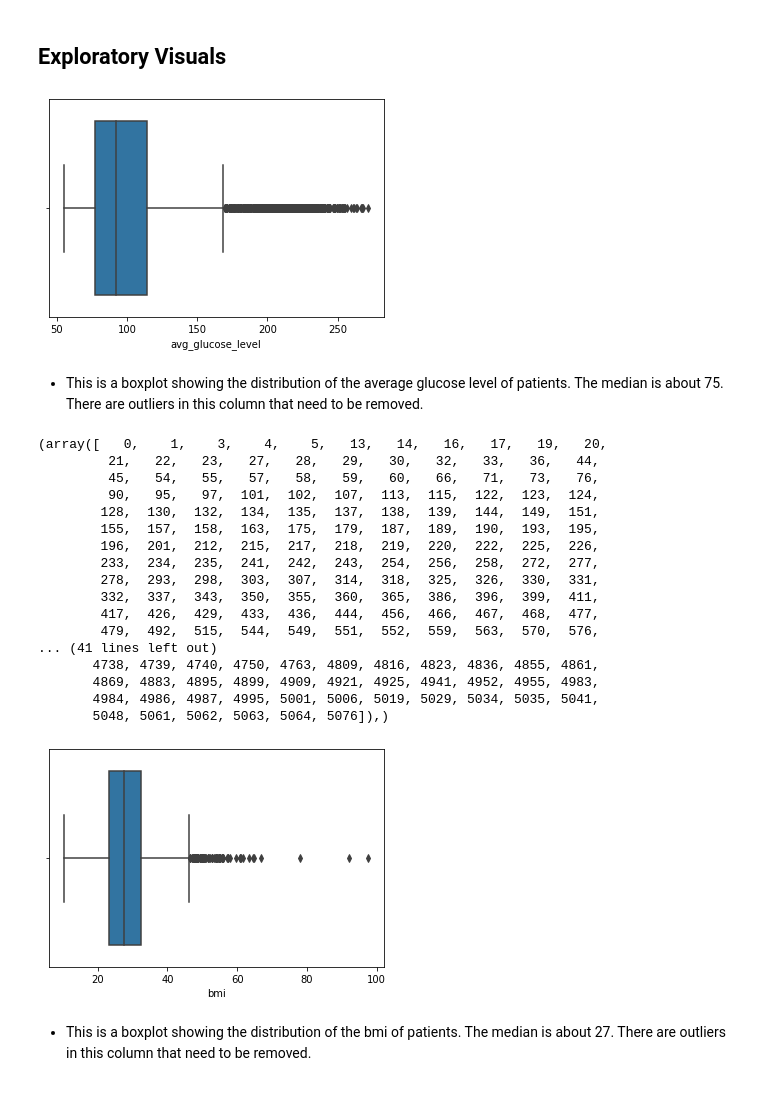
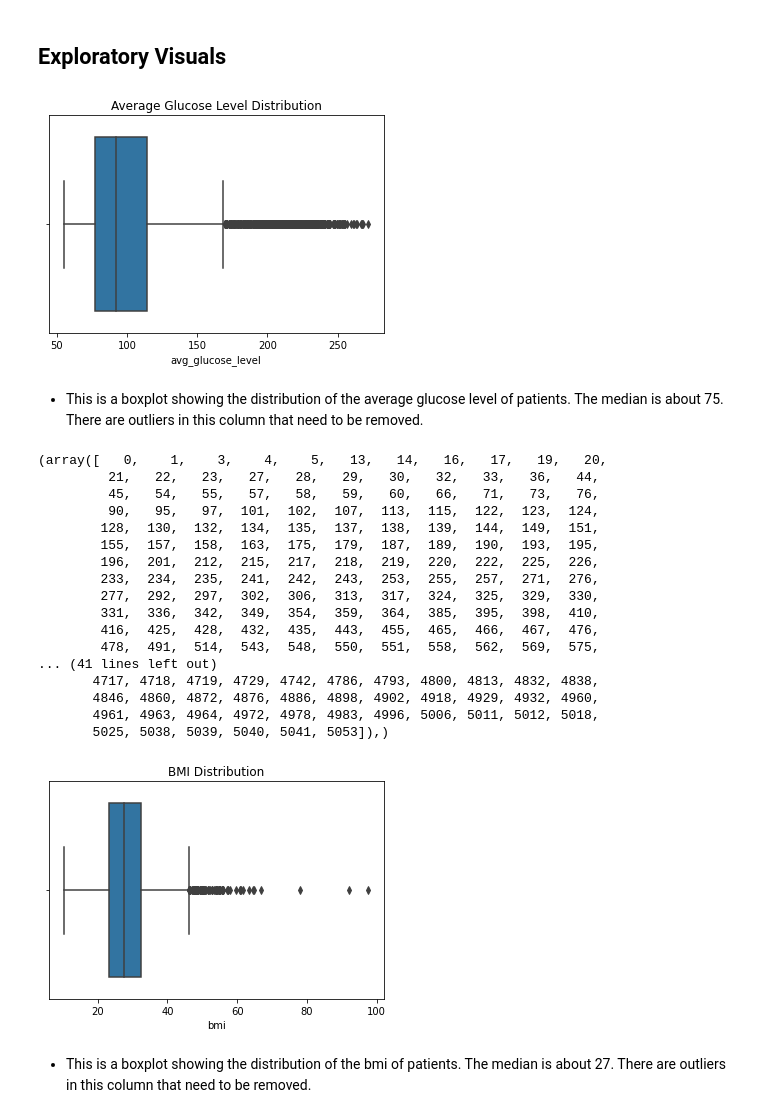
Before and after one commit to alexre24/Stroke-Prediction-Modeling, a Jupyter notebook: Stroke_Prediction_Data.ipynb, the cells around one changed output. Saved outputs shown, nothing was run; the diff lists cells and outputs as text; code cells hidden in the pictures.

```diff
--- a/Stroke_Prediction_Data.ipynb
+++ b/Stroke_Prediction_Data.ipynb
@@ -116,3 +119,7 @@ Female    2994
 Male      2115
 Other        1
 Name: gender, dtype: int64
+# %%
+#Drop the "Other" column, as there is only one row here
+stroke_df.drop(stroke_df[(stroke_df['gender'] == 'Other')].index, inplace=True)
+stroke_df['gender'].value_counts()
@@ -145,3 +156,7 @@ children          687
 Govt_job          657
 Never_worked       22
 Name: work_type, dtype: int64
+# %%
+#Drop the "Never_worked" column, as there is only one row here
+stroke_df.drop(stroke_df[(stroke_df['work_type'] == 'Never_worked')].index, inplace=True)
+stroke_df['work_type'].value_counts()
@@ -172,3 +193,8 @@ stroke_df.head()
 | 2 | Male | 80.0 | 0 | 1 | Yes | Private | Rural | ... |
 | 3 | Female | 49.0 | 0 | 0 | Yes | Private | Urban | ... |
 | 4 | Female | 79.0 | 1 | 0 | Yes | Self-employed | Rural | ... |
+# %%
+#I can do something similar with the bmi column
+#A high bmi is over 25
+stroke_df['high_bmi'] = stroke_df['bmi'].apply(lambda x: 'High' if x > 25 else 'Normal')
+stroke_df.head()
@@ -175,9 +208,9 @@ stroke_df.head()
 # %% [markdown]
 ## Exploratory Visuals
 # %%
-sns.boxplot(data = stroke_df, x = 'avg_glucose_level');
+sns.boxplot(data = stroke_df, x = 'avg_glucose_level').set(title = 'Average Glucose Level Distribution');
 # %% [output]
-[figure, old version]
+[figure, new version]
 # %% [markdown]
 - This is a boxplot showing the distribution of the average glucose level of patients. The median is about 75. There are outliers in this column that need to be removed.
 # %%
@@ -191,16 +224,16 @@ print(np.where(stroke_df['avg_glucose_level']>170))
         128,  130,  132,  134,  135,  137,  138,  139,  144,  149,  151,
         155,  157,  158,  163,  175,  179,  187,  189,  190,  193,  195,
         196,  201,  212,  215,  217,  218,  219,  220,  222,  225,  226,
-        233,  234,  235,  241,  242,  243,  254,  256,  258,  272,  277,
-        278,  293,  298,  303,  307,  314,  318,  325,  326,  330,  331,
-        332,  337,  343,  350,  355,  360,  365,  386,  396,  399,  411,
-        417,  426,  429,  433,  436,  444,  456,  466,  467,  468,  477,
-        479,  492,  515,  544,  549,  551,  552,  559,  563,  570,  576,
+        233,  234,  235,  241,  242,  243,  253,  255,  257,  271,  276,
+        277,  292,  297,  302,  306,  313,  317,  324,  325,  329,  330,
+        331,  336,  342,  349,  354,  359,  364,  385,  395,  398,  410,
+        416,  425,  428,  432,  435,  443,  455,  465,  466,  467,  476,
+        478,  491,  514,  543,  548,  550,  551,  558,  562,  569,  575,
 ... (41 lines left out)
-       4738, 4739, 4740, 4750, 4763, 4809, 4816, 4823, 4836, 4855, 4861,
-       4869, 4883, 4895, 4899, 4909, 4921, 4925, 4941, 4952, 4955, 4983,
-       4984, 4986, 4987, 4995, 5001, 5006, 5019, 5029, 5034, 5035, 5041,
-       5048, 5061, 5062, 5063, 5064, 5076]),)
+       4717, 4718, 4719, 4729, 4742, 4786, 4793, 4800, 4813, 4832, 4838,
+       4846, 4860, 4872, 4876, 4886, 4898, 4902, 4918, 4929, 4932, 4960,
+       4961, 4963, 4964, 4972, 4978, 4983, 4996, 5006, 5011, 5012, 5018,
+       5025, 5038, 5039, 5040, 5041, 5053]),)
 # %%
 #Drop rows with outliers
 stroke_df.drop([0,    1,    3,    4,    5,   13,   14,   16,   17,   19,   20,
@@ -262,9 +295,9 @@ stroke_df.drop([0,    1,    3,    4,    5,   13,   14,   16,   17,   19,   20,
        5048, 5061, 5062, 5063, 5064, 5076],  inplace = True)
 # %%
 #Creating a box plot for bmi
-sns.boxplot(data = stroke_df, x = 'bmi');
+sns.boxplot(data = stroke_df, x = 'bmi').set(title = 'BMI Distribution');
 # %% [output]
-[figure, old version]
+[figure, new version]
 # %% [markdown]
 - This is a boxplot showing the distribution of the bmi of patients. The median is about 27. There are outliers in this column that need to be removed.
 # %%
```
Also changed, not shown: parts of 36 cells of this notebook.
